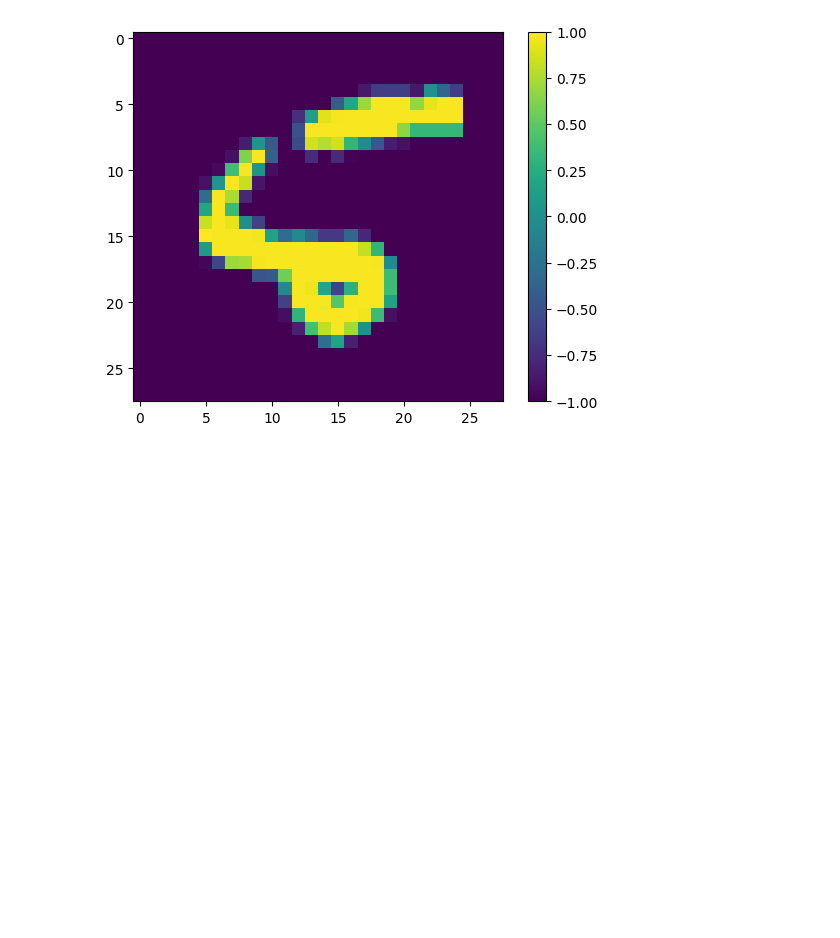
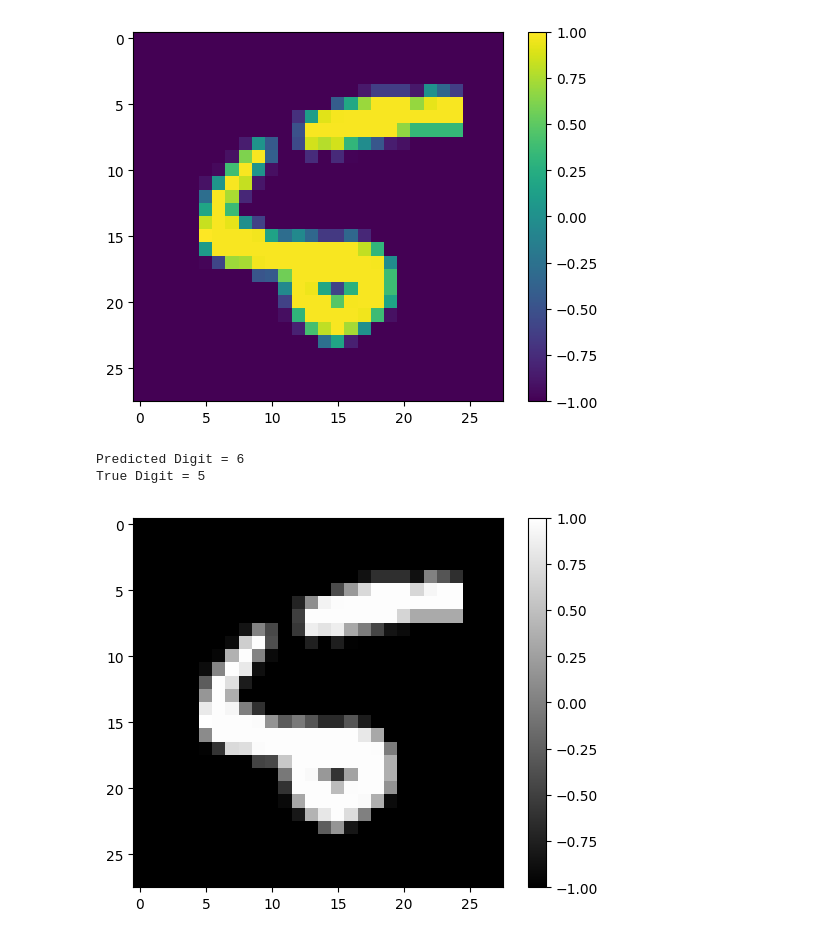
Before and after one commit to krivalcevich-egor/Recognize-Handwritten-Digits, a Jupyter notebook: src/python scripts/generate_test_images.ipynb, the cells around one changed output. Saved outputs shown, nothing was run; the diff lists cells and outputs as text; code cells hidden in the pictures; blank space fills up the shorter version.

```diff
--- a/src/python scripts/generate_test_images.ipynb
+++ b/src/python scripts/generate_test_images.ipynb
@@ -2,16 +2,24 @@
 import numpy as np
 import matplotlib.pyplot as plt
 from torchvision import datasets, transforms
+import torch
 from torch import nn
 
-# Transform image to tensor and normalize colors
 transform = transforms.Compose([
     transforms.ToTensor(),
     transforms.Normalize((0.5,), (0.5,))
 ])
 
-# Download dataset
 valset = datasets.MNIST('PATH_TO_STORE_TESTSET', download=True, train=False, transform=transform)
+valloader = torch.utils.data.DataLoader(valset, batch_size=10000, shuffle=False)
+
+for images, labels in valloader:
+    images = images.view(images.size(0), -1)
+
+    normalized_images = images.numpy()
+
+np.save("normalized_images.npy", normalized_images)
+np.save("MNIST_test_labels.npy", labels)
 # %% [markdown]
 ## Testbench images for version 02
 # %%
@@ -95,3 +101,59 @@ plt.colorbar()
 <matplotlib.colorbar.Colorbar at 0x...>
 [figure]
 [figure]
+# %%
+import torch
+import numpy as np
+from torchvision import datasets, transforms
+import torch.nn as nn
+import matplotlib.pyplot as plt
+
+transform = transforms.Compose([
+    transforms.ToTensor(),
+    transforms.Normalize((0.5,), (0.5,))
+])
+
+valset = datasets.MNIST('PATH_TO_STORE_TESTSET', download=True, train=False, transform=transform)
+valloader = torch.utils.data.DataLoader(valset, batch_size=10000, shuffle=True)
+
+input_size = 784
+output_size = 10
+
+model = nn.Sequential(
+    nn.Linear(input_size, output_size),
+    nn.Softmax(dim=1)
+)
+
+model.load_state_dict(torch.load('epoh_10000_data_10000.pth'))
+model.eval()
+
+with torch.no_grad():
+    for images, labels in valloader:
+        images = images.view(images.size(0), -1)
+
+        normalized_images = images.numpy()
+
+np.save("normalized_images.npy", normalized_images)
+np.save("MNIST_test_labels.npy", labels)
+
+img, label = valset[8]
+
+img = img.view(1, -1)
+
+with torch.no_grad():
+    logps = model(img)
+
+probab = list(logps.numpy()[0])
+predicted_digit = probab.index(max(probab))
+
+print(f"Predicted Digit = {predicted_digit}")
+print(f"True Digit = {label}")
+
+fig, ax = plt.subplots()
+plt.imshow(img.view(28, 28).numpy(), cmap="gray")
+plt.colorbar()
+plt.show()
+# %% [output]
+Predicted Digit = 6
+True Digit = 5
+[figure, added]
```
Also changed, not shown: parts of 1 cell of this notebook, 1 other file.
